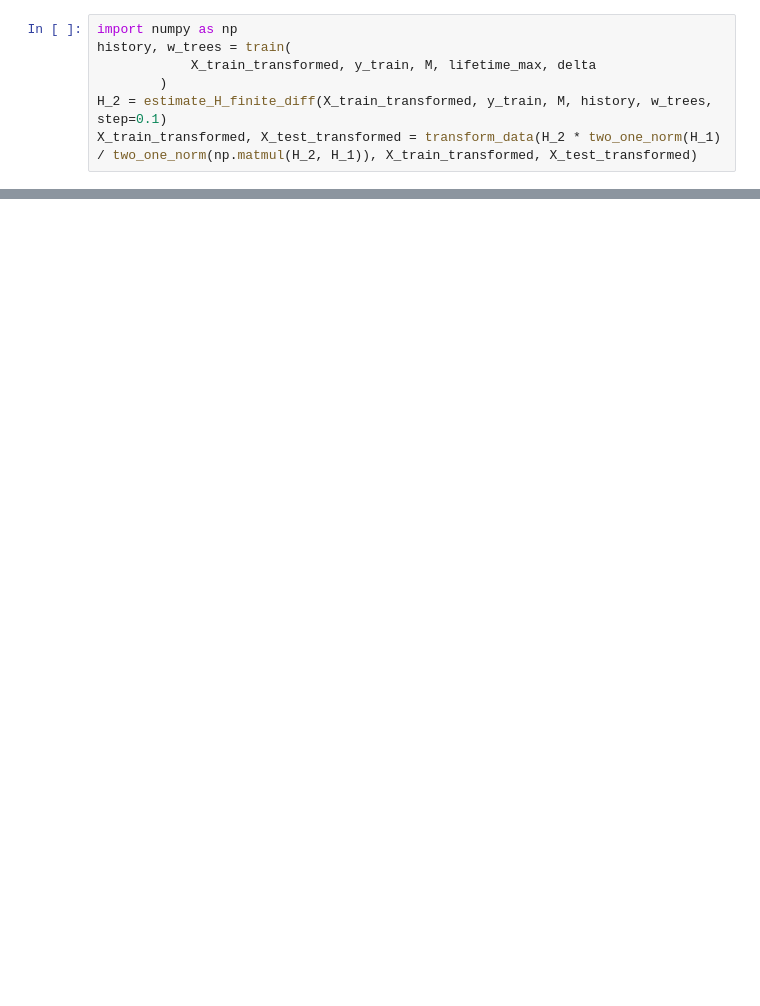
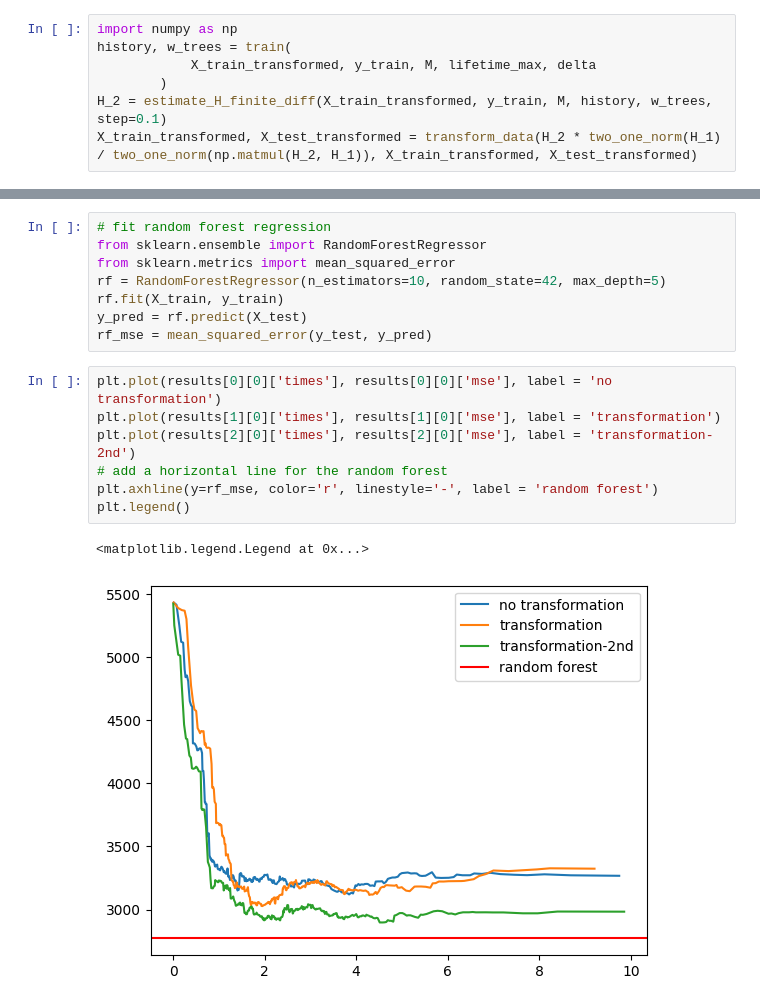
Before and after one commit to Xieyangxinyu/vie, a Jupyter notebook: test.ipynb, the cells around one changed output, grey strips where cells are left out. Drawn from its saved outputs; the diff is of its cells as text; blank space fills up the shorter version.

```diff
--- a/test.ipynb
+++ b/test.ipynb
@@ -74,0 +98,18 @@ plt.legend()
+# %%
+# fit random forest regression
+from sklearn.ensemble import RandomForestRegressor
+from sklearn.metrics import mean_squared_error
+rf = RandomForestRegressor(n_estimators=10, random_state=42, max_depth=5)
+rf.fit(X_train, y_train)
+y_pred = rf.predict(X_test)
+rf_mse = mean_squared_error(y_test, y_pred)
+# %%
+plt.plot(results[0][0]['times'], results[0][0]['mse'], label = 'no transformation')
+plt.plot(results[1][0]['times'], results[1][0]['mse'], label = 'transformation')
+plt.plot(results[2][0]['times'], results[2][0]['mse'], label = 'transformation-2nd')
+# add a horizontal line for the random forest
+plt.axhline(y=rf_mse, color='r', linestyle='-', label = 'random forest')
+plt.legend()
+# %% [output]
+<matplotlib.legend.Legend at 0x...>
+[figure, added]
```
Also changed, not shown: parts of 8 cells of this notebook, 5 other files.
